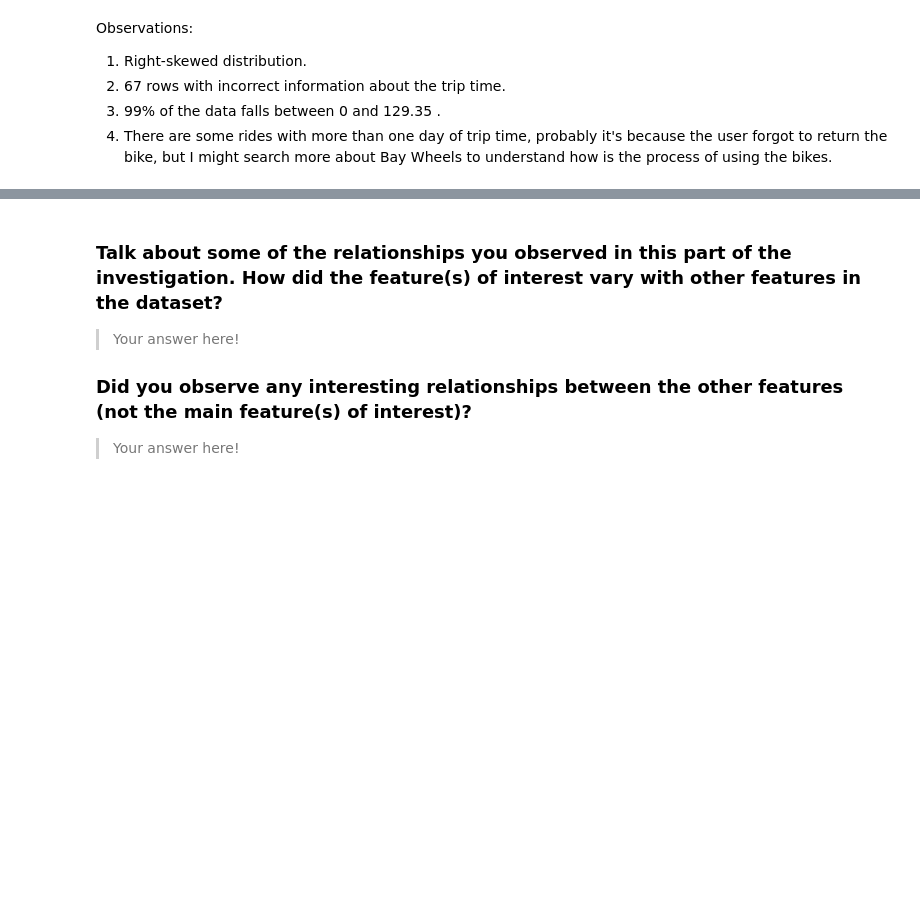
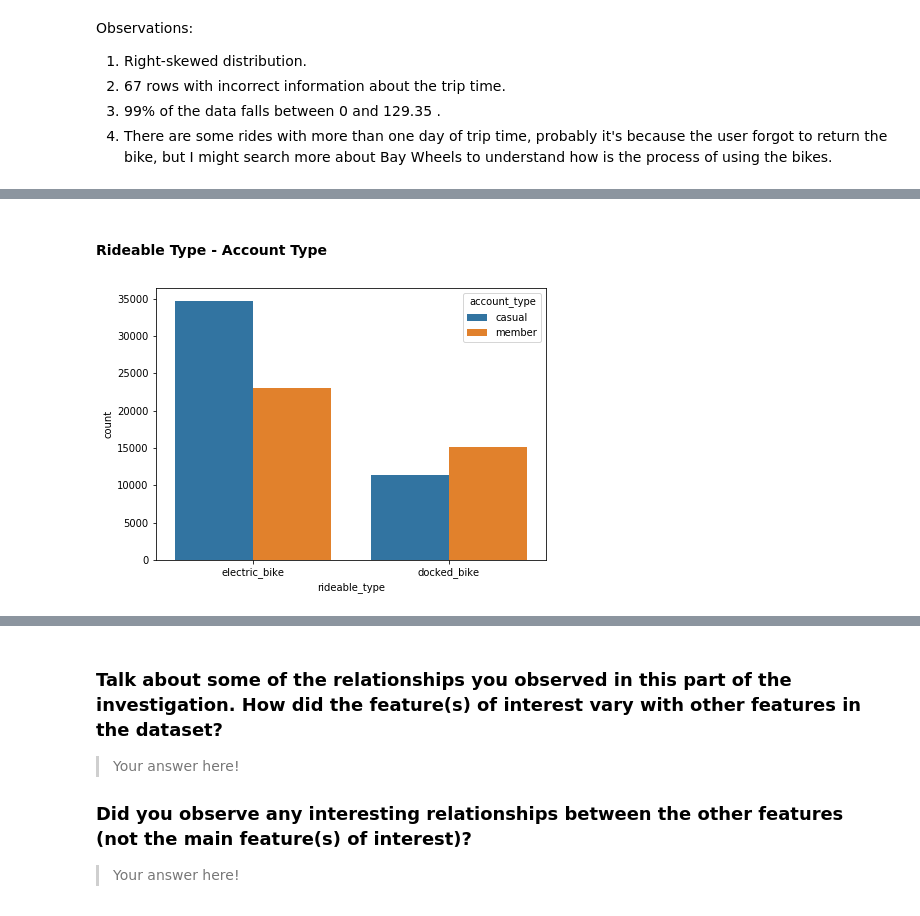
Before and after one commit to Nevesgmd/bay-wheels-data-analysis, a Jupyter notebook: exploration.ipynb, the cells around one changed output, grey strips where cells are left out. Cells and saved outputs as stored; diff of their text form; code cells hidden in the pictures; blank space fills up the shorter version.

```diff
--- a/exploration.ipynb
+++ b/exploration.ipynb
@@ -460,0 +468,7 @@ fashion in the previous section (univariate exploration).
+# %% [markdown]
+#### Rideable Type - Account Type
+# %%
+plt.figure(figsize=(7, 5))
+sns.countplot(data = clean_trip_data, x = 'rideable_type', hue = 'account_type');
+# %% [output]
+[figure, added]
```
Also changed, not shown: parts of 46 cells of this notebook.
